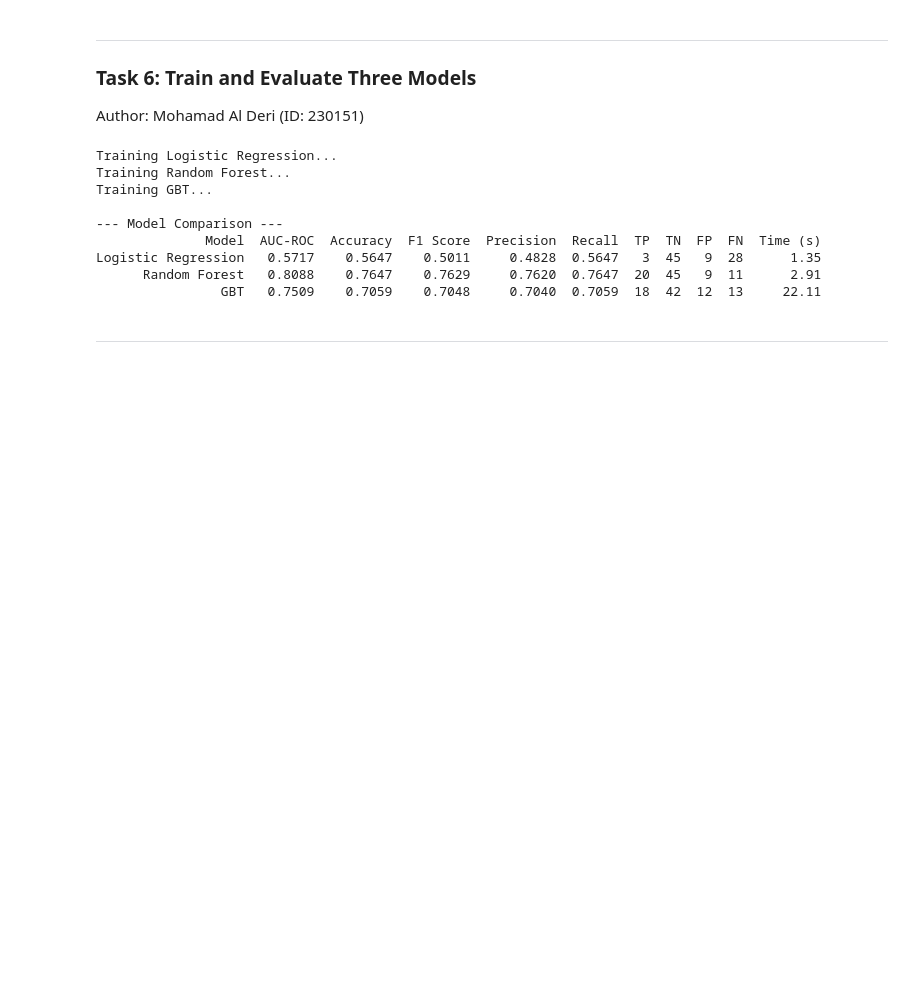
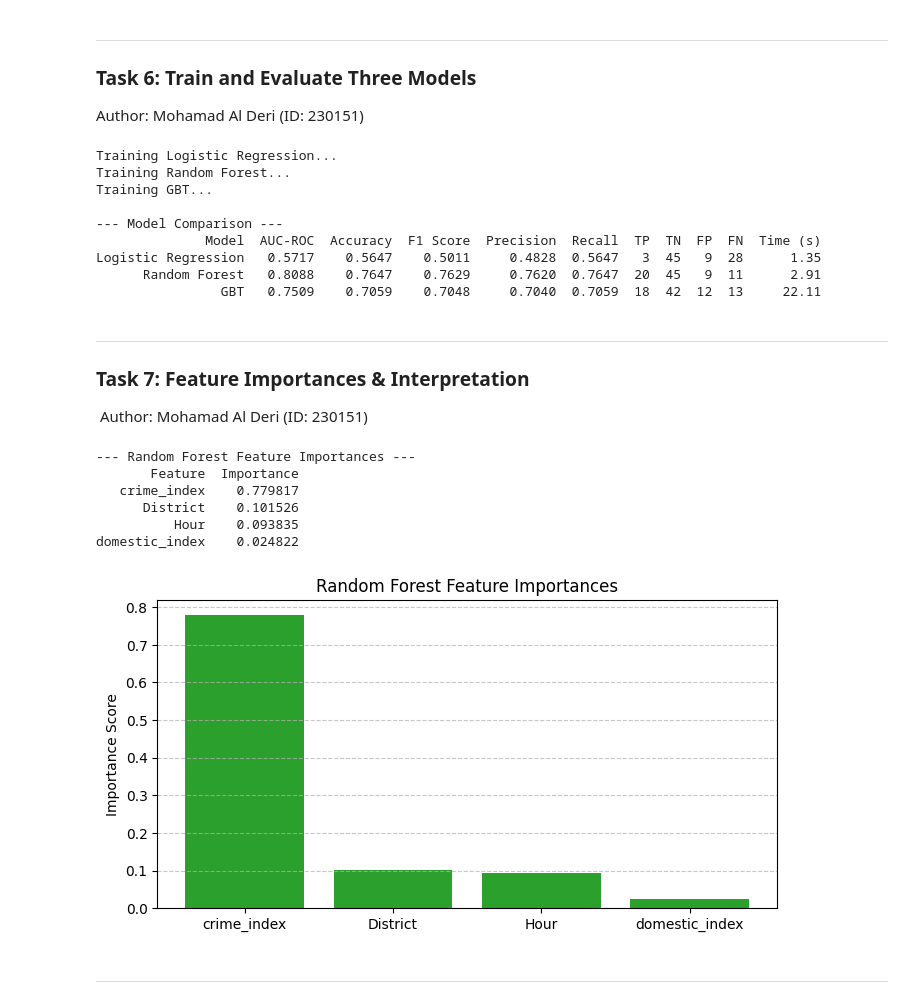
Before and after one commit to AbdulazizAltamimi45/se446-m2-group-Altamimi-AlDeri, a Jupyter notebook: M2_Spark_ML_Group_Altamimi_AlDeri.ipynb, the cells around one changed output. Drawn from its saved outputs; the diff is of its cells as text; code cells hidden in the pictures; blank space fills up the shorter version.

Commit message:
task 7 completed

```diff
--- a/M2_Spark_ML_Group_Altamimi_AlDeri.ipynb
+++ b/M2_Spark_ML_Group_Altamimi_AlDeri.ipynb
@@ -508,6 +508,42 @@ Training GBT...
 Logistic Regression   0.5717    0.5647    0.5011     0.4828  0.5647   3  45   9  28      1.35
       Random Forest   0.8088    0.7647    0.7629     0.7620  0.7647  20  45   9  11      2.91
                 GBT   0.7509    0.7059    0.7048     0.7040  0.7059  18  42  12  13     22.11
+# %% [markdown]
+---
+### Task 7: Feature Importances & Interpretation
+ Author: Mohamad Al Deri (ID: 230151)
+# %%
+# ============================================
+# Task 7: Feature Importances & Interpretation
+# Author: Mohamad Al Deri (ID: 230151)
+# ============================================
+import matplotlib.pyplot as plt
+
+# 1. Extract importances from the trained Random Forest model
+rf_model = trained_models["Random Forest"].stages[-1]
+importances = rf_model.featureImportances.toArray()
+feature_names = ["District", "crime_index", "Hour", "domestic_index"]
+
+imp_df = pd.DataFrame({"Feature": feature_names, "Importance": importances}).sort_values(by="Importance", ascending=False)
+
+print("--- Random Forest Feature Importances ---")
+print(imp_df.to_string(index=False))
+
+# 2. Visualize
+plt.figure(figsize=(8, 4))
+plt.bar(imp_df["Feature"], imp_df["Importance"], color='#2ca02c')
+plt.title("Random Forest Feature Importances")
+plt.ylabel("Importance Score")
+plt.grid(axis='y', linestyle='--', alpha=0.7)
+plt.show()
+# %% [output]
+--- Random Forest Feature Importances ---
+       Feature  Importance
+   crime_index    0.779817
+      District    0.101526
+          Hour    0.093835
+domestic_index    0.024822
+[figure, added]
 # %% [markdown]
 ---
 # %%
```
